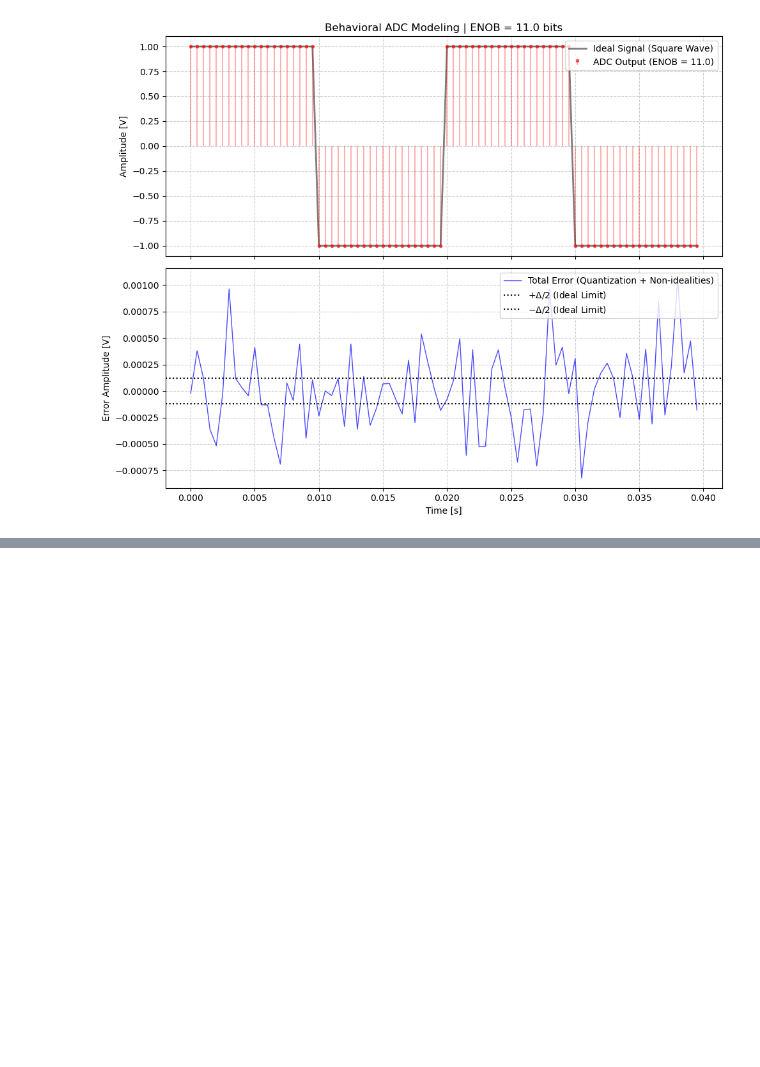
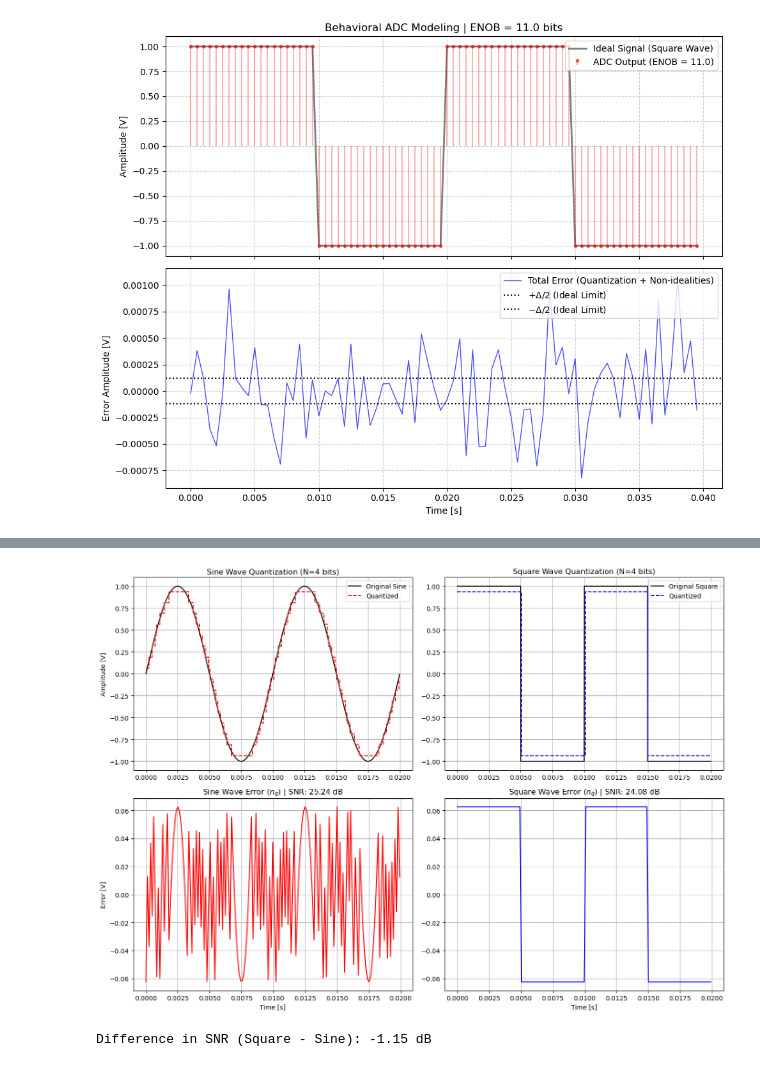
Before and after one commit to elmerfariass/DSPcap, a Jupyter notebook: ADC&DAC.ipynb, the cells around one changed output, grey strips where cells are left out. Drawn from its saved outputs; the diff is of its cells as text; code cells hidden in the pictures; blank space fills up the shorter version.

```diff
--- a/ADC&DAC.ipynb
+++ b/ADC&DAC.ipynb
@@ -516,0 +728,61 @@ Quantization Step: 0.000244 V
+# %%
+fs_analog = 100000
+fs_sample = 8000
+bits = 4           # Lower resolution (4 bits) to make steps visible in plots
+v_min = -1.0
+v_max = 1.0
+noise_std = 0.0
+f_signal = 100
+
+t = np.arange(0, 0.02, 1/fs_analog) # 2 periods
+
+# --- Generate Signals ---
+x_sine = 1.0 * np.sin(2 * np.pi * f_signal * t)
+x_square = 1.0 * signal.square(2 * np.pi * f_signal * t)
+
+# --- ADC Simulation ---
+results_sine = adc_simulation(x_sine, fs_analog, fs_sample, bits, v_min, v_max, noise_std)
+t_samp_sine, _, x_quant_sine, err_sine, _, snr_sine, enob_sine = results_sine
+
+results_square = adc_simulation(x_square, fs_analog, fs_sample, bits, v_min, v_max, noise_std)
+t_samp_sq, _, x_quant_sq, err_sq, _, snr_square, enob_square = results_square
+
+# --- Plotting ---
+fig, axes = plt.subplots(2, 2, figsize=(14, 10))
+
+# Plot 1: Sine Wave Quantization
+axes[0, 0].plot(t, x_sine, 'k-', label='Original Sine')
+axes[0, 0].step(t_samp_sine, x_quant_sine, 'r--', where='post', label='Quantized')
+axes[0, 0].set_title(f'Sine Wave Quantization (N={bits} bits)')
+axes[0, 0].set_ylabel('Amplitude [V]')
+axes[0, 0].grid(True)
+axes[0, 0].legend()
+
+# Plot 2: Square Wave Quantization
+axes[0, 1].plot(t, x_square, 'k-', label='Original Square')
+axes[0, 1].step(t_samp_sq, x_quant_sq, 'b--', where='post', label='Quantized')
+axes[0, 1].set_title(f'Square Wave Quantization (N={bits} bits)')
+axes[0, 1].grid(True)
+axes[0, 1].legend()
+
+# Plot 3: Sine Wave Error
+axes[1, 0].plot(t_samp_sine, err_sine, 'r-')
+axes[1, 0].set_title(f'Sine Wave Error ($n_q$) | SNR: {snr_sine:.2f} dB')
+axes[1, 0].set_xlabel('Time [s]')
+axes[1, 0].set_ylabel('Error [V]')
+axes[1, 0].grid(True)
+
+# Plot 4: Square Wave Error
+axes[1, 1].plot(t_samp_sq, err_sq, 'b-')
+axes[1, 1].set_title(f'Square Wave Error ($n_q$) | SNR: {snr_square:.2f} dB')
+axes[1, 1].set_xlabel('Time [s]')
+axes[1, 1].grid(True)
+
+plt.tight_layout()
+plt.show()
+
+# --- Print Final Results ---
+print(f"Difference in SNR (Square - Sine): {snr_square - snr_sine:.2f} dB")
+# %% [output]
+[figure, added]
+Difference in SNR (Square - Sine): -1.15 dB
```
Also changed, not shown: parts of 5 cells of this notebook.
